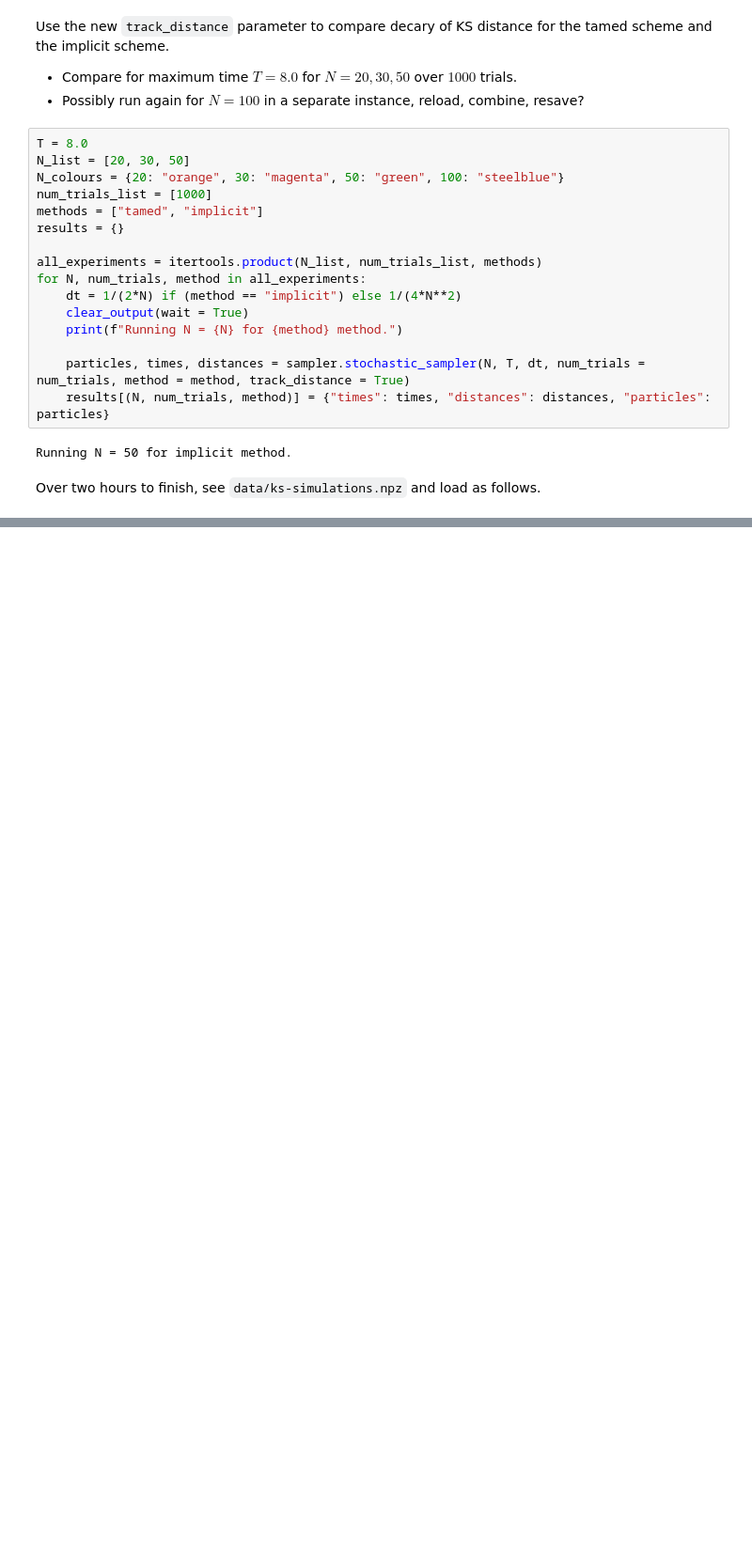
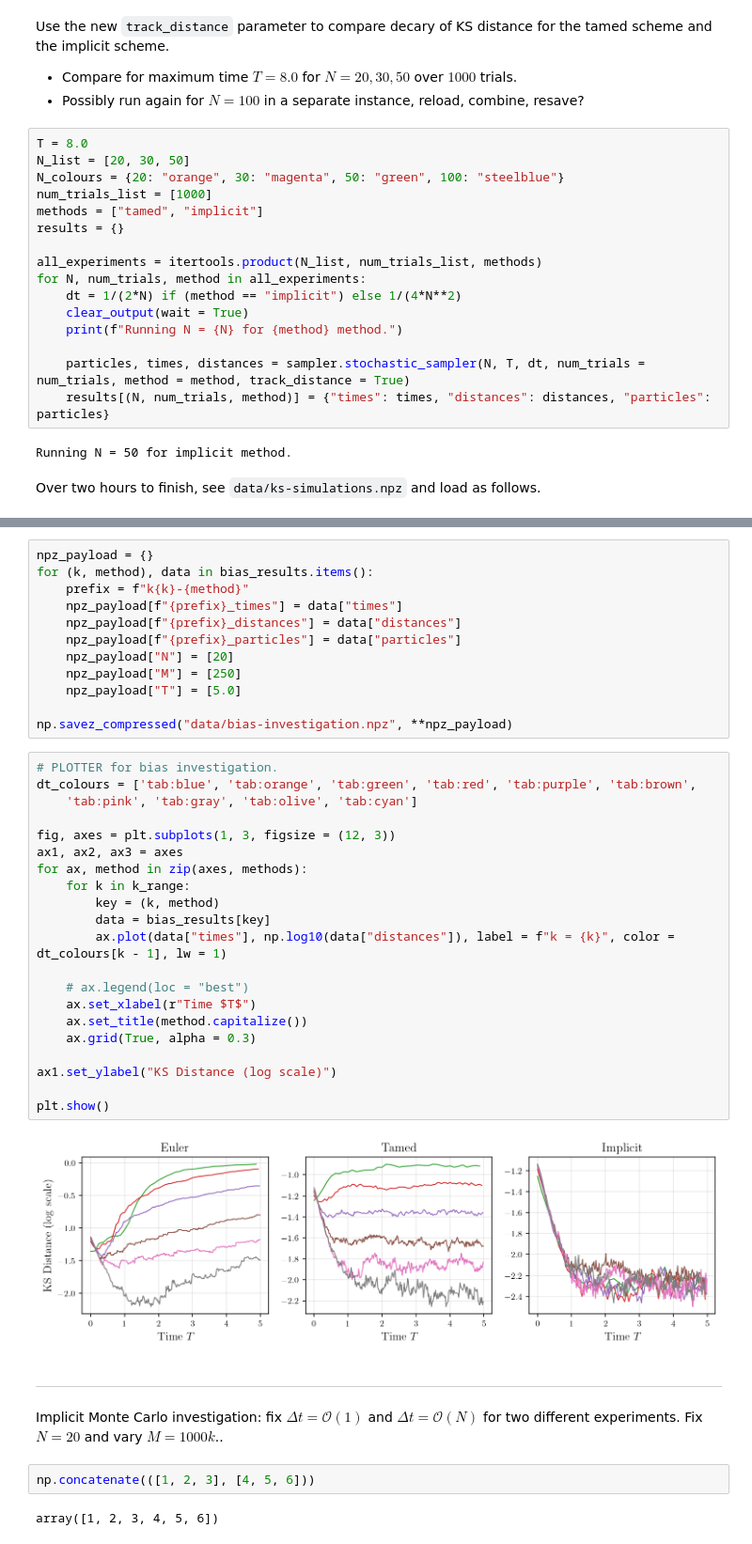
Before and after one commit to fredwdickinson/dissertation, a Jupyter notebook: code/main.ipynb, the cells around one changed output, grey strips where cells are left out. Shown at 94% size. Cells and saved outputs as stored; diff of their text form; blank space fills up the shorter version.

```diff
--- a/code/main.ipynb
+++ b/code/main.ipynb
@@ -231,0 +270,43 @@ plt.show()
+# %%
+npz_payload = {}
+for (k, method), data in bias_results.items():
+    prefix = f"k{k}-{method}"
+    npz_payload[f"{prefix}_times"] = data["times"]
+    npz_payload[f"{prefix}_distances"] = data["distances"]
+    npz_payload[f"{prefix}_particles"] = data["particles"]
+    npz_payload["N"] = [20]
+    npz_payload["M"] = [250]
+    npz_payload["T"] = [5.0]
+
+np.savez_compressed("data/bias-investigation.npz", **npz_payload)
+# %%
+# PLOTTER for bias investigation.
+dt_colours = ['tab:blue', 'tab:orange', 'tab:green', 'tab:red', 'tab:purple', 'tab:brown',
+    'tab:pink', 'tab:gray', 'tab:olive', 'tab:cyan']
+
+fig, axes = plt.subplots(1, 3, figsize = (12, 3))
+ax1, ax2, ax3 = axes
+for ax, method in zip(axes, methods):
+    for k in k_range:
+        key = (k, method)
+        data = bias_results[key]
+        ax.plot(data["times"], np.log10(data["distances"]), label = f"k = {k}", color = dt_colours[k - 1], lw = 1)
+
+    # ax.legend(loc = "best")
+    ax.set_xlabel(r"Time $T$")
+    ax.set_title(method.capitalize())
+    ax.grid(True, alpha = 0.3)
+
+ax1.set_ylabel("KS Distance (log scale)")
+
+plt.show()
+# %% [output]
+[figure, added]
+# %% [markdown]
+---
+# %% [markdown]
+Implicit Monte Carlo investigation: fix $\Delta t = \mathcal{O}(1)$ and $\Delta t = \mathcal{O}(N)$ for two different experiments. Fix $N = 20$ and vary $M = 1000k$..
+# %%
+np.concatenate(([1, 2, 3], [4, 5, 6]))
+# %% [output]
+array([1, 2, 3, 4, 5, 6])
```
Also changed, not shown: parts of 10 cells of this notebook, 1 other file.
